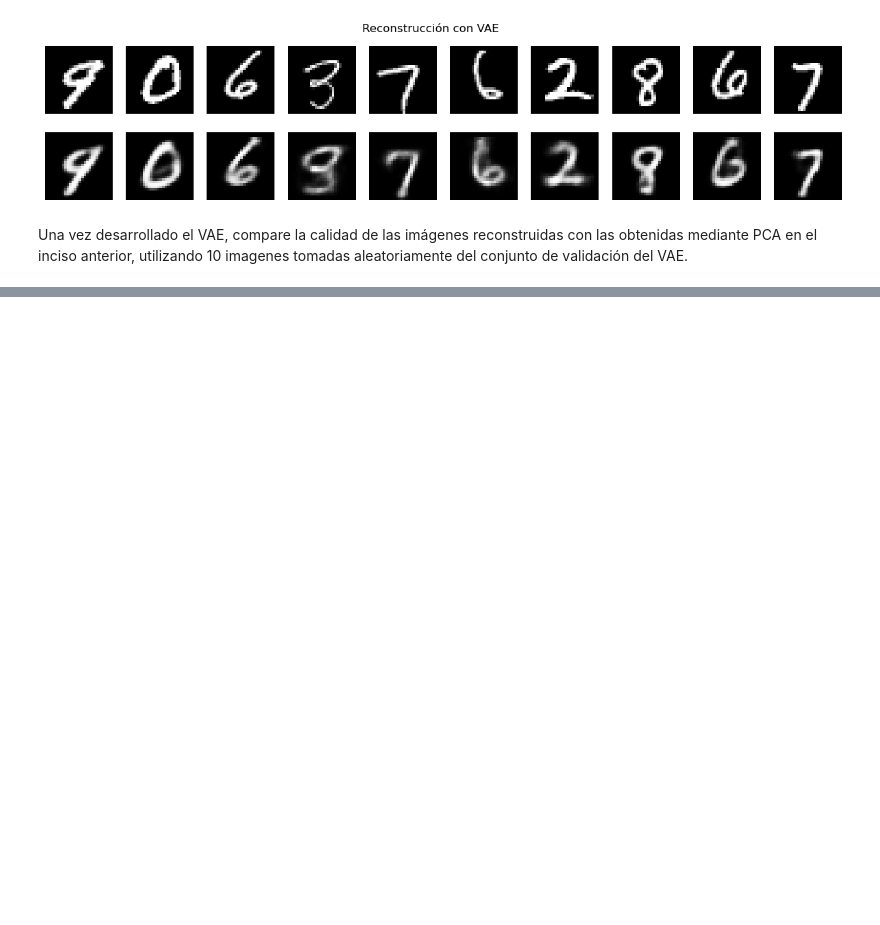
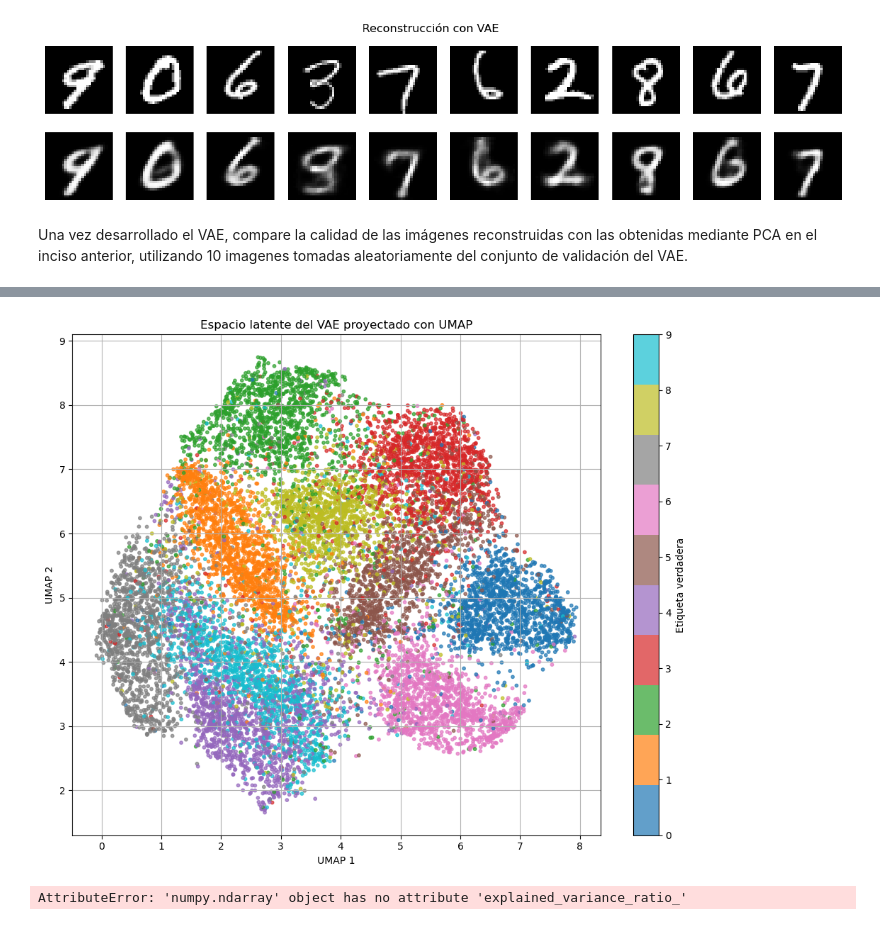
Before and after one commit to mattemusacchio/ML, a Jupyter notebook: Musacchio_Matteo_TP4/Musacchio_Matteo_Notebook_TP4.ipynb, the cells around one changed output, grey strips where cells are left out. Saved outputs shown, nothing was run; the diff lists cells and outputs as text; code cells hidden in the pictures; blank space fills up the shorter version.

```diff
--- a/Musacchio_Matteo_TP4/Musacchio_Matteo_Notebook_TP4.ipynb
+++ b/Musacchio_Matteo_TP4/Musacchio_Matteo_Notebook_TP4.ipynb
@@ -432,0 +575,77 @@ plt.show()
+# %%
+import umap
+import matplotlib.pyplot as plt
+import numpy as np
+import torch
+from sklearn.preprocessing import MinMaxScaler
+
+# Asegurate de que el modelo está en modo evaluación
+# vae = VAE(latent_dim=20)  # Usar la misma cantidad de dimensiones latentes con la que entrenaste
+# vae.load_state_dict(torch.load("path_a_tu_modelo_entrenado.pth", map_location="cpu"))
+vae.eval()
+
+# Preparar el dataset de validación con etiquetas
+X_val_tensor = torch.tensor(X[val_ds.indices], dtype=torch.float32).to(device)
+y_val = y[val_ds.indices]
+
+# Pasar por el encoder para obtener las variables latentes
+with torch.no_grad():
+    mu, logvar = vae.encode(X_val_tensor)
+    z = vae.reparameterize(mu, logvar).cpu()
+    z_np = z.numpy()
+
+# Usar UMAP para reducir a 2D
+reducer = umap.UMAP(n_neighbors=15, min_dist=0.1, metric='euclidean', random_state=42)
+z_umap = reducer.fit_transform(z_np)
+
+# Graficar
+plt.figure(figsize=(10, 8))
+scatter = plt.scatter(z_umap[:, 0], z_umap[:, 1], c=y_val, cmap='tab10', alpha=0.7, s=10)
+plt.colorbar(scatter, ticks=range(10), label='Etiqueta verdadera')
+plt.title('Espacio latente del VAE proyectado con UMAP')
+plt.xlabel('UMAP 1')
+plt.ylabel('UMAP 2')
+plt.grid(True)
+plt.tight_layout()
+plt.show()
+# %% [output]
+[figure, added]
+# %%
+import numpy as np
+import matplotlib.pyplot as plt
+import torch
+from sklearn.decomposition import PCA
+
+# Ensure model is in evaluation mode
+vae.eval()
+
+# Prepare validation dataset with labels
+X_val_tensor = torch.tensor(X[val_ds.indices], dtype=torch.float32).to(device)
+y_val = y[val_ds.indices]
+
+# Pass through the encoder to get latent variables
+with torch.no_grad():
+    mu, logvar = vae.encode(X_val_tensor)
+    z = vae.reparameterize(mu, logvar).cpu()
+    z_np = z.numpy()
+
+# Use PCA to reduce to 2D
+z_pca ,_,eigvals_sorted,_,_ = pca(z_np, n_components=2)
+# z_pca = pca_reducer.fit_transform(z_np)
+
+# Get variance explained by the first two components
+explained_variance_ratio = eigvals_sorted[:2] / np.sum(eigvals_sorted)
+total_var_explained = sum(explained_variance_ratio) * 100
+
+# Plot the results
+plt.figure(figsize=(10, 8))
+scatter = plt.scatter(z_pca[:, 0], z_pca[:, 1], c=y_val, cmap='tab10', alpha=0.7, s=10)
+plt.colorbar(scatter, ticks=range(10), label='Etiqueta verdadera')
+plt.title(f'Espacio latente del VAE proyectado con PCA\nVarianza explicada: {total_var_explained:.2f}%')
+plt.xlabel('Componente Principal 1')
+plt.ylabel('Componente Principal 2')
+plt.grid(True)
+plt.tight_layout()
+plt.show()
+# %% [output]
+AttributeError: 'numpy.ndarray' object has no attribute 'explained_variance_ratio_'
```
Also changed, not shown: parts of 8 cells of this notebook, 7 other files.
